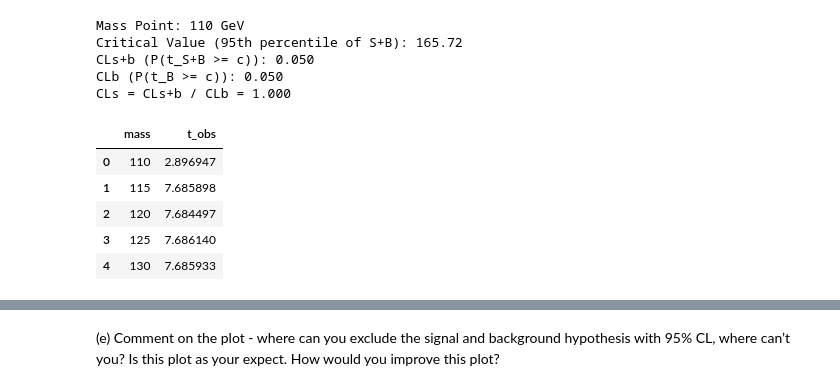
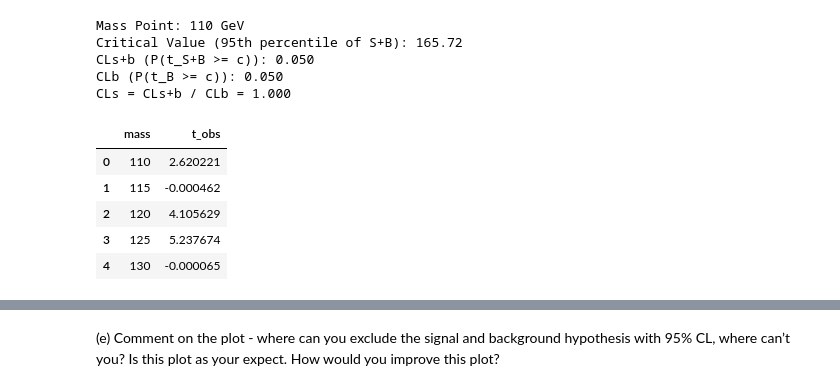
Before and after one commit to munozariasjm/PSet_Statistics-8_811, a Jupyter notebook: notebooks/02.ipynb, the cells around one changed output, grey strips where cells are left out. Cells and saved outputs as stored; diff of their text form; code cells hidden in the pictures.

```diff
--- a/notebooks/02.ipynb
+++ b/notebooks/02.ipynb
@@ -354,21 +354,23 @@ CLs+b (P(t_S+B >= c)): 0.050
 CLb (P(t_B >= c)): 0.050
 CLs = CLs+b / CLb = 1.000
 # %%
-def compute_t_obs(mass, zfit_data, obs):
-    mean = zfit.Parameter(f"mean_{mass}", mass, floating=True)
+def compute_t_obs_wilks(mass, zfit_data, obs):
+    # S+B model
+    mean = zfit.Parameter(f"mean_{mass}", mass, floating=False)
     sigma = zfit.Parameter(f"sigma_{mass}", 2.0, floating=False)
     signal_model = zfit.pdf.Gauss(mu=mean, sigma=sigma, obs=obs)
 
     lambda_sb = zfit.Parameter(f"lambda_sb_{mass}", -0.01)
     exp_bkg_model_sb = zfit.pdf.Exponential(lam=lambda_sb, obs=obs)
 
-    frac_signal = zfit.Parameter(f"frac_signal_{mass}", 0.5, 0.0, 1.0)
+    frac_signal = zfit.Parameter(f"frac_signal_{mass}", 0.1, 0.0, 1.0)
     sb_model = zfit.pdf.SumPDF([exp_bkg_model_sb, signal_model], fracs=frac_signal)
 
     # Background-only model
     lambda_bkg = zfit.Parameter(f"lambda_bkg_{mass}", -0.01)
     exp_bkg_model = zfit.pdf.Exponential(lam=lambda_bkg, obs=obs)
 
+    # Fit models to data
     nll_bkg = zfit.loss.UnbinnedNLL(model=exp_bkg_model, data=zfit_data)
     minimizer_bkg = zfit.minimize.Minuit()
     res_bkg = minimizer_bkg.minimize(nll_bkg)
@@ -384,16 +386,16 @@ def compute_t_obs(mass, zfit_data, obs):
 # %%
 # Compute t_obs for each mass point
 t_obs_list = []
 for mass in mass_hypotheses:
-    t_obs = compute_t_obs(mass, zfit_data, obs)
+    t_obs = compute_t_obs_wilks(mass, zfit_data, obs)
     t_obs_list.append({'mass': mass, 't_obs': t_obs})
 
 t_obs_df = pd.DataFrame(t_obs_list)
 t_obs_df.head()
 # %% [output]
 |  | mass | t_obs |
-| 0 | 110 | 2.896947 |
-| 1 | 115 | 7.685898 |
-| 2 | 120 | 7.684497 |
-| 3 | 125 | 7.686140 |
-| 4 | 130 | 7.685933 |
+| 0 | 110 | 2.620221 |
+| 1 | 115 | -0.000462 |
+| 2 | 120 | 4.105629 |
+| 3 | 125 | 5.237674 |
+| 4 | 130 | -0.000065 |
```
Also changed, not shown: parts of 5 cells of this notebook.
